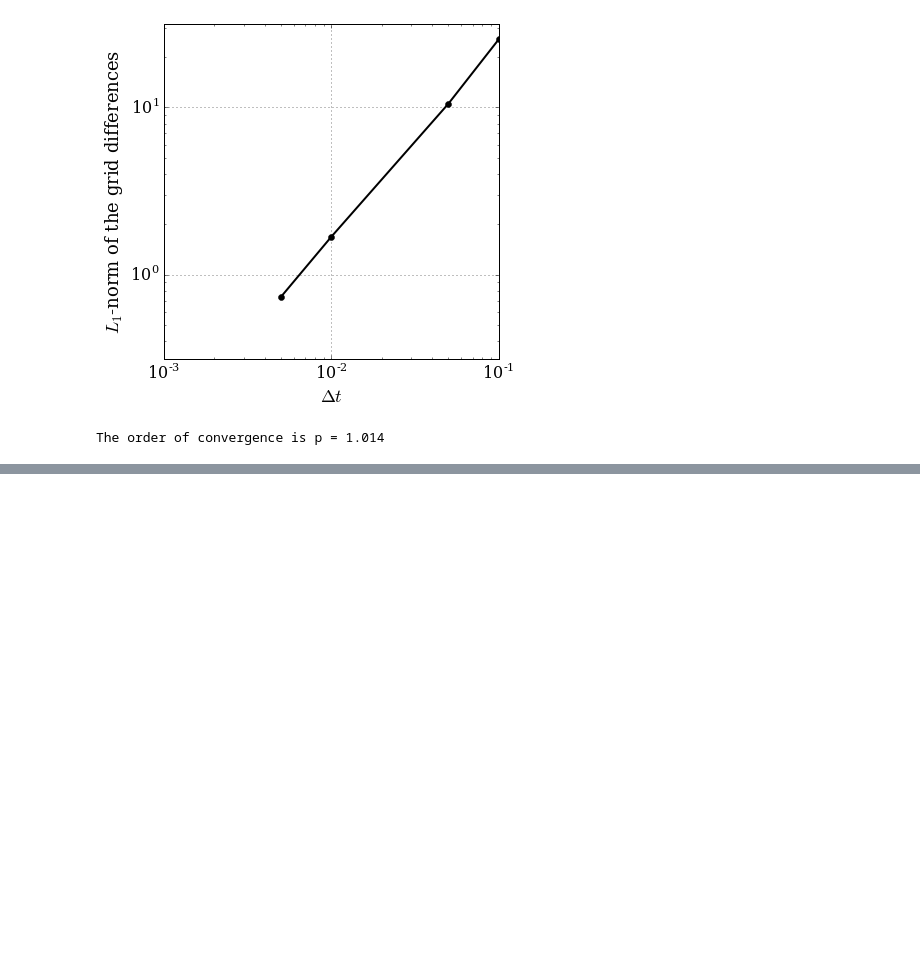
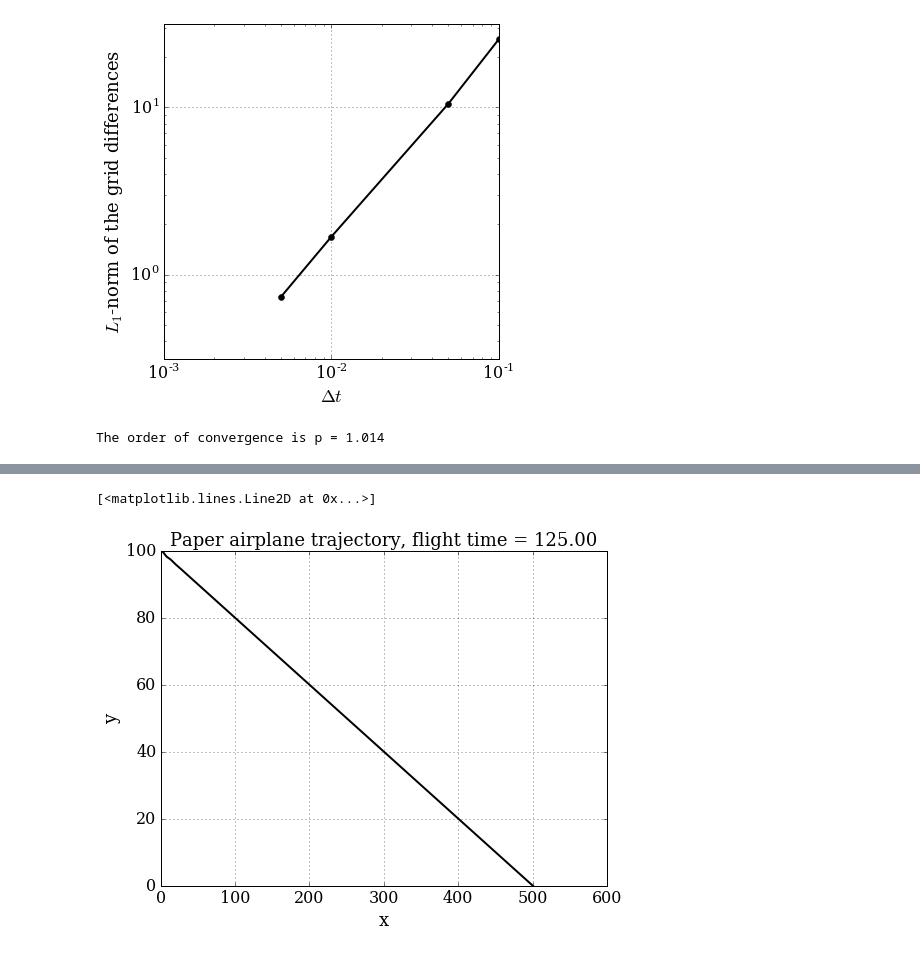
Before and after one commit to morrill/-mae6286, a Jupyter notebook: lesson_3/lesson_3.ipynb, the cells around one changed output, grey strips where cells are left out. Saved outputs shown, nothing was run; the diff lists cells and outputs as text; code cells hidden in the pictures; blank space fills up the shorter version.

Commit message:
completed papaer airplane challenge

```diff
--- a/lesson_3/lesson_3.ipynb
+++ b/lesson_3/lesson_3.ipynb
@@ -205,0 +210,17 @@ The order of convergence is p = 1.014
+# %%
+# model parameters:
+g = 9.81   # acceleration due to gravity in m/s^2
+v_t = 5.0  # trim velocity in m/s
+C_D = 1.0  # drag coefficient --- or D/L if C_L=1
+C_L = 5.0  # to make L/D=5.0
+
+### initial conditions ###
+v0 = np.arange(1.,31.)                    # Array of initial velocities
+theta0 = np.arange(0., np.pi/2, np.pi/12) # Array of initial angles of attack
+x0 = 0     # horizontal position is arbitrary
+y0 = 100  # initial altitude
+
+T = 125   # final time
+dt = 0.01    # time increment
+N = int(T/dt) + 1
+t = np.linspace(0,T,N)  # time discretization
@@ -205,0 +252,11 @@ The order of convergence is p = 1.014
+# %%
+# find and assign the maximum x value and store the indicies
+xmax = np.amax(xy_values3[:,:,:,0])
+xmax_ind = np.unravel_index(xy_values3.argmax(), xy_values3.shape)
+
+# initial velocity and theta that maximize x
+v0_xmax = v0[xmax_ind[0]]
+theta0_xmax = theta0[xmax_ind[1]]
+
+# get x and y array for the maximum flight distince and cut off data after landing (for y<=0)
+xy3 = xy_values3[4,0,np.logical_not(xy_values3[xmax_ind[0],xmax_ind[1],:,1] <= 0),:]
@@ -205,0 +266,13 @@ The order of convergence is p = 1.014
+# %%
+# visualize the path
+plt.figure(figsize=(8,6))
+plt.grid(True)
+plt.xlabel(r'x', fontsize=18)
+plt.ylabel(r'y', fontsize=18)
+plt.title('Paper airplane trajectory, flight time = %.2f' % T, fontsize=18)
+#plt.xlim([400,600])
+#plt.ylim([-10,10])
+plt.plot(xy3[:,0],xy3[:,1], 'k-', lw=2)
+# %% [output]
+[<matplotlib.lines.Line2D at 0x...>]
+[figure, added]
```
Also changed, not shown: parts of 4 cells of this notebook.
